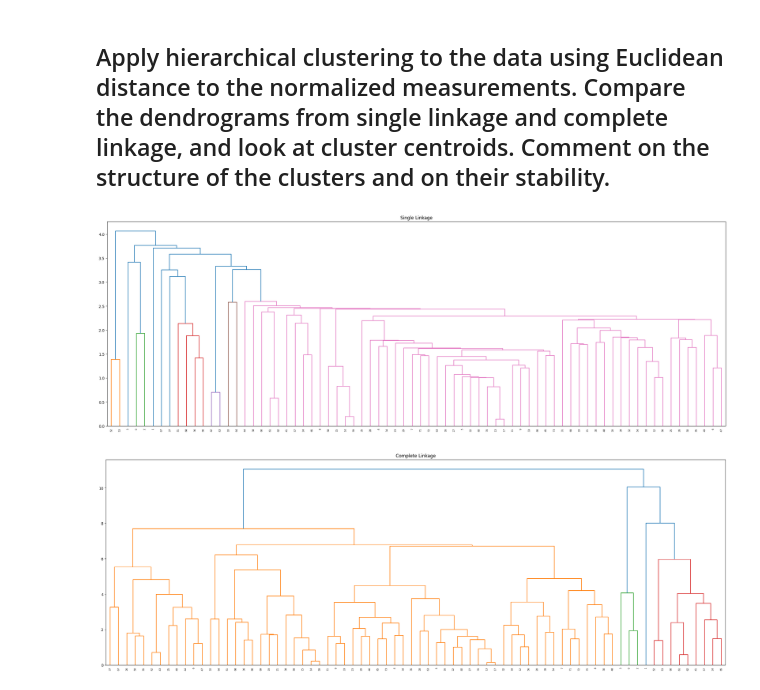
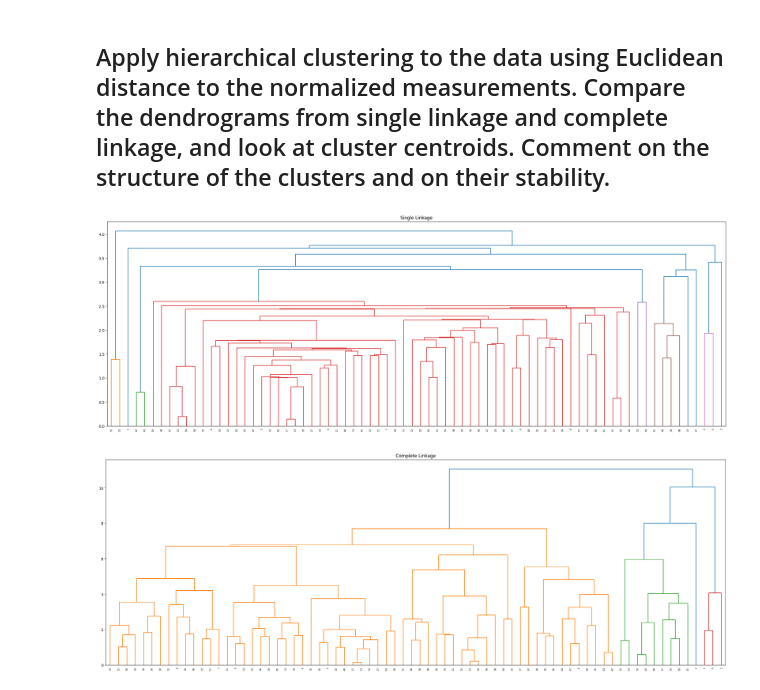
Before and after one commit to Abel-Lagonell/Data-Mining, a Jupyter notebook: Homework03_Abel_Lagonell.ipynb, the cells around one changed output. Drawn from its saved outputs; the diff is of its cells as text; code cells hidden in the pictures.

```diff
--- a/Homework03_Abel_Lagonell.ipynb
+++ b/Homework03_Abel_Lagonell.ipynb
@@ -391,18 +391,18 @@ df
 # %%
 cont_list = df.columns.values[3:]
 data = StandardScaler().fit_transform(df[cont_list])
 plt.figure(figsize=(30,10))
 plt.title("Single Linkage")
-linkage_data = linkage(data, metric="euclidean", method="single")
+linkage_data = linkage(data, metric="euclidean", method="single", optimal_ordering=True)
 dendrogram(linkage_data)
 plt.show()
 # %% [output]
-[figure, old version]
+[figure, new version]
 # %%
 plt.figure(figsize=(30,10))
 plt.title("Complete Linkage")
-linkage_data = linkage(data, metric="euclidean", method="complete")
+linkage_data = linkage(data, metric="euclidean", method="complete", optimal_ordering=True)
 dendrogram(linkage_data)
 plt.show()
 # %% [output]
-[figure, old version]
+[figure, new version]
```
Also changed, not shown: parts of 25 cells of this notebook, 2 other files.
